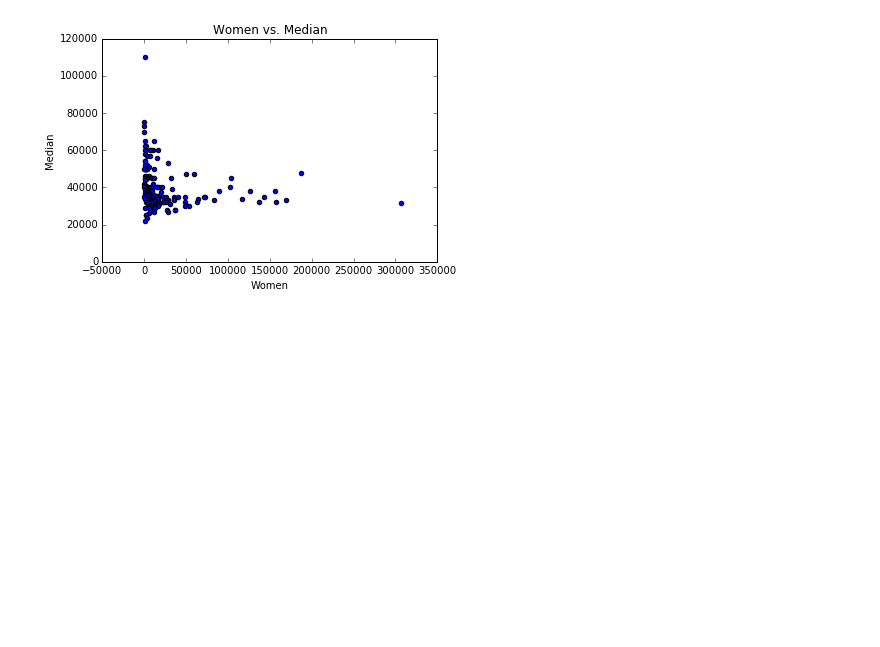
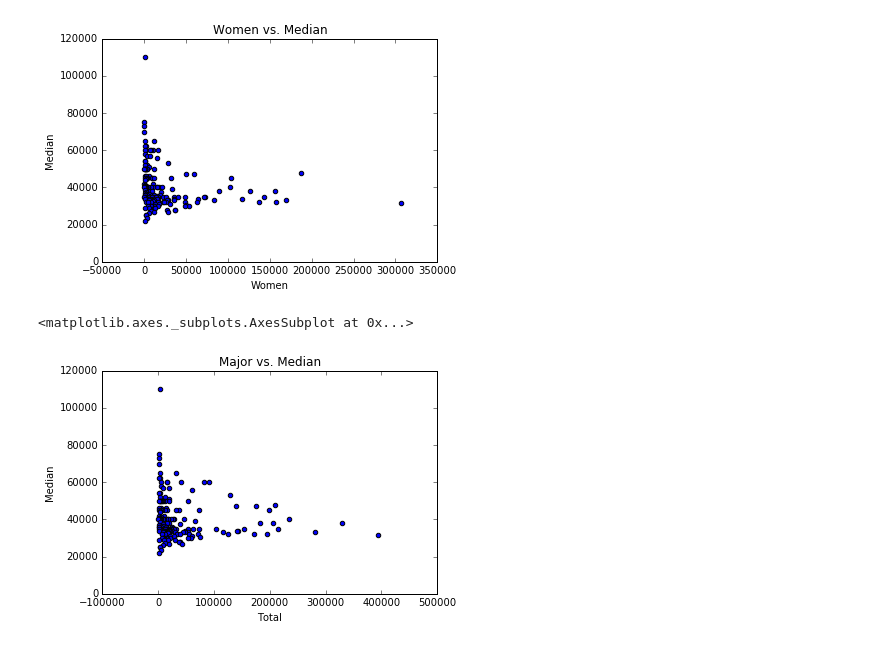
Before and after one commit to agchen92/DataVisualization_CGR, a Jupyter notebook: CGR.ipynb, the cells around one changed output. Saved outputs shown, nothing was run; the diff lists cells and outputs as text; code cells hidden in the pictures; blank space fills up the shorter version.

```diff
--- a/CGR.ipynb
+++ b/CGR.ipynb
@@ -70,3 +81,8 @@ recent_grads.plot(x='Women', y='Median', kind='scatter', title='Women vs. Median
 # %% [output]
 <matplotlib.axes._subplots.AxesSubplot at 0x...>
 [figure]
+# %%
+recent_grads.plot(x='Total', y='Median', kind='scatter', title='Major vs. Median')
+# %% [output]
+<matplotlib.axes._subplots.AxesSubplot at 0x...>
+[figure, added]
```
Also changed, not shown: parts of 9 cells of this notebook, 1 other file.
